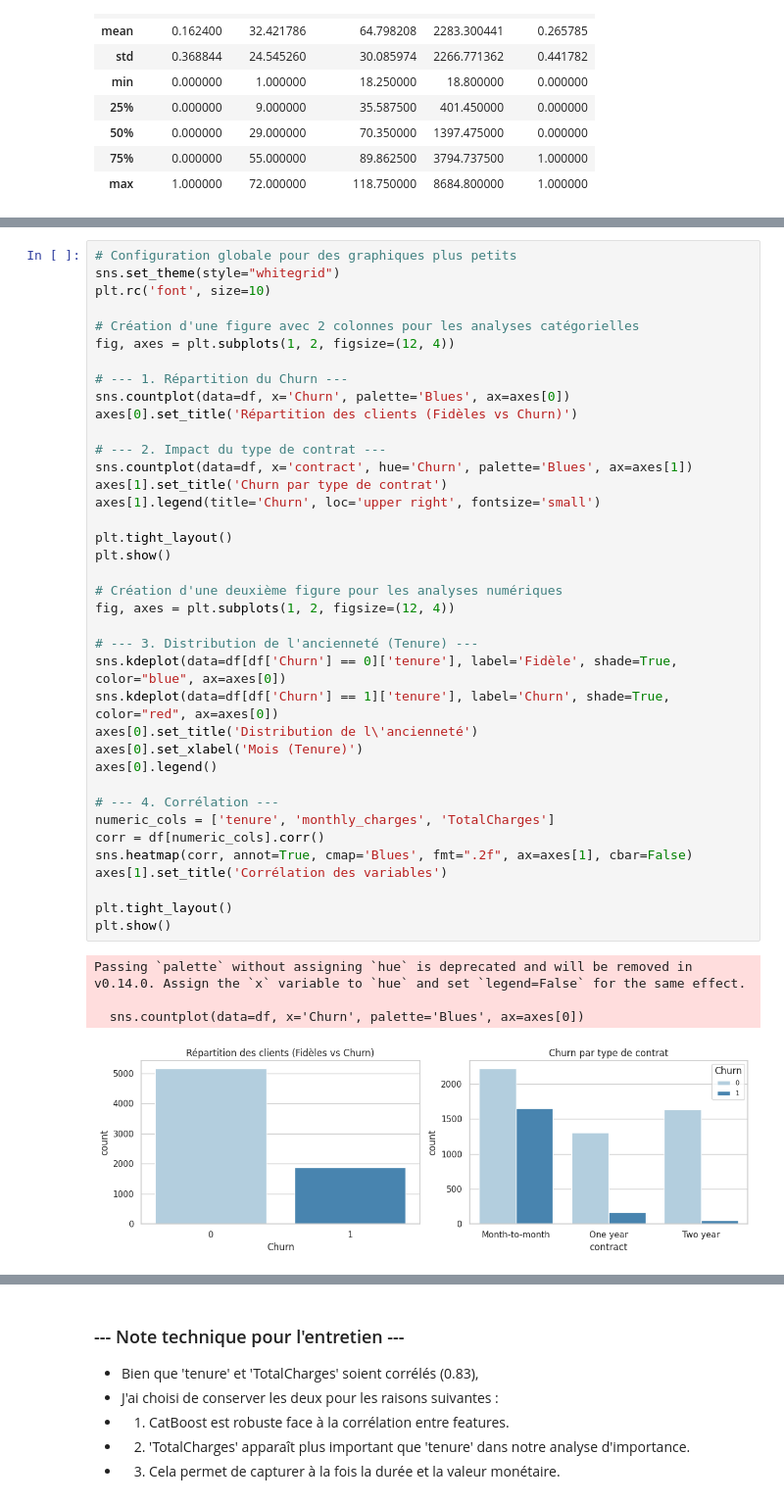
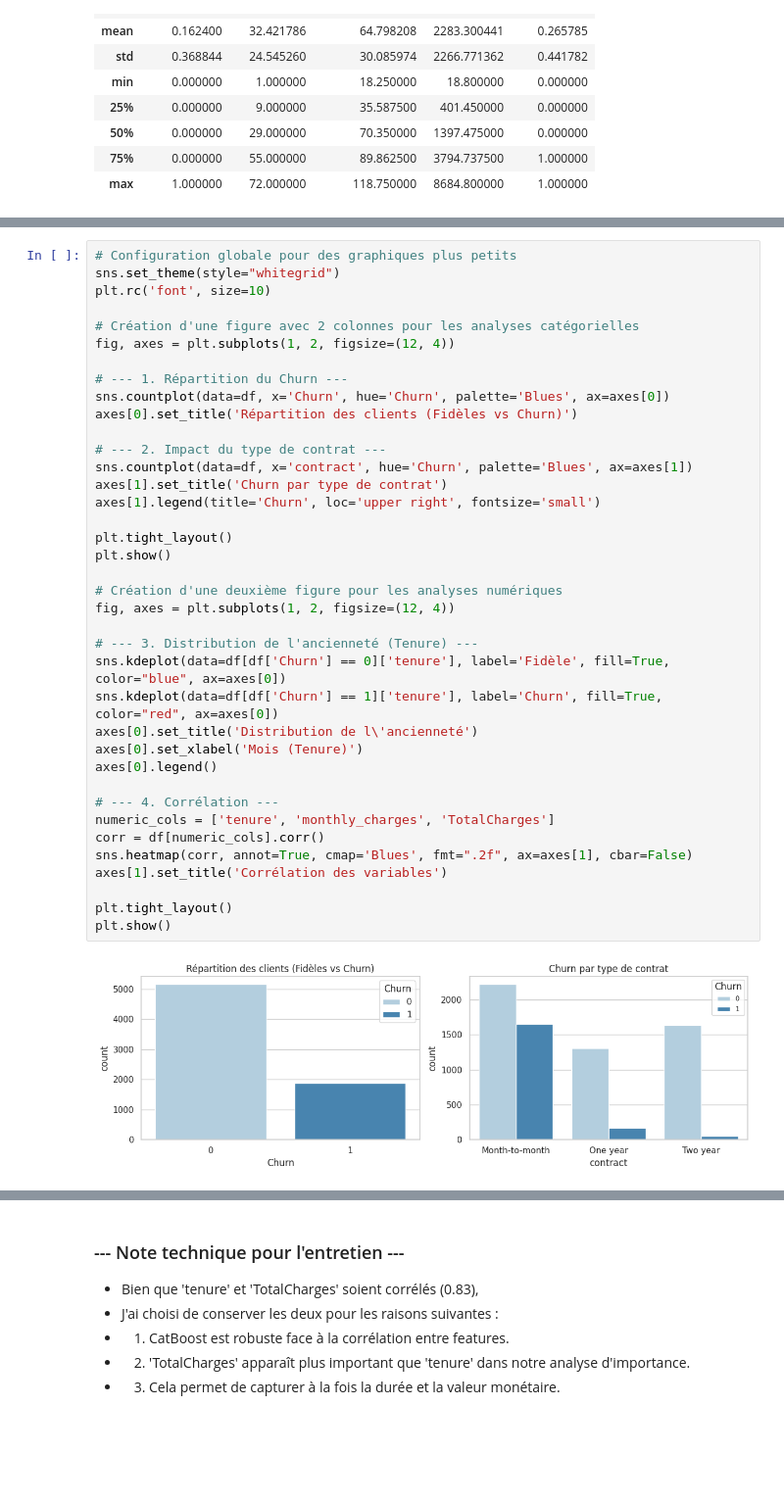
Before and after one commit to MiyukiMol/Telco-Churn-Prediction, a Jupyter notebook: notebooks/churn_prediction_catboost.ipynb, the cells around one changed output, grey strips where cells are left out. Shown at 98% size. Saved outputs shown, nothing was run; the diff lists cells and outputs as text; blank space fills up the shorter version.

Commit message:
Resolve FutureWarning in Seaborn plots

```diff
--- a/notebooks/churn_prediction_catboost.ipynb
+++ b/notebooks/churn_prediction_catboost.ipynb
@@ -257,37 +259,34 @@ plt.rc('font', size=10)
 fig, axes = plt.subplots(1, 2, figsize=(12, 4))
 
 # --- 1. Répartition du Churn ---
-sns.countplot(data=df, x='Churn', palette='Blues', ax=axes[0])
+sns.countplot(data=df, x='Churn', hue='Churn', palette='Blues', ax=axes[0])
 axes[0].set_title('Répartition des clients (Fidèles vs Churn)')
 
 # --- 2. Impact du type de contrat ---
 sns.countplot(data=df, x='contract', hue='Churn', palette='Blues', ax=axes[1])
 axes[1].set_title('Churn par type de contrat')
 axes[1].legend(title='Churn', loc='upper right', fontsize='small')
 
 plt.tight_layout()
 plt.show()
 
 # Création d'une deuxième figure pour les analyses numériques
 fig, axes = plt.subplots(1, 2, figsize=(12, 4))
 
 # --- 3. Distribution de l'ancienneté (Tenure) ---
-sns.kdeplot(data=df[df['Churn'] == 0]['tenure'], label='Fidèle', shade=True, color="blue", ax=axes[0])
-sns.kdeplot(data=df[df['Churn'] == 1]['tenure'], label='Churn', shade=True, color="red", ax=axes[0])
+sns.kdeplot(data=df[df['Churn'] == 0]['tenure'], label='Fidèle', fill=True, color="blue", ax=axes[0])
+sns.kdeplot(data=df[df['Churn'] == 1]['tenure'], label='Churn', fill=True, color="red", ax=axes[0])
 axes[0].set_title('Distribution de l\'ancienneté')
 axes[0].set_xlabel('Mois (Tenure)')
 axes[0].legend()
 
 # --- 4. Corrélation ---
 numeric_cols = ['tenure', 'monthly_charges', 'TotalCharges']
 corr = df[numeric_cols].corr()
 sns.heatmap(corr, annot=True, cmap='Blues', fmt=".2f", ax=axes[1], cbar=False)
 axes[1].set_title('Corrélation des variables')
 
 plt.tight_layout()
 plt.show()
 # %% [output]
-Passing `palette` without assigning `hue` is deprecated and will be removed in v0.14.0. Assign the `x` variable to `hue` and set `legend=False` for the same effect.
-
-  sns.countplot(data=df, x='Churn', palette='Blues', ax=axes[0])
-[figure, old version]
+[figure, new version]
```
Also changed, not shown: parts of 4 cells of this notebook.
